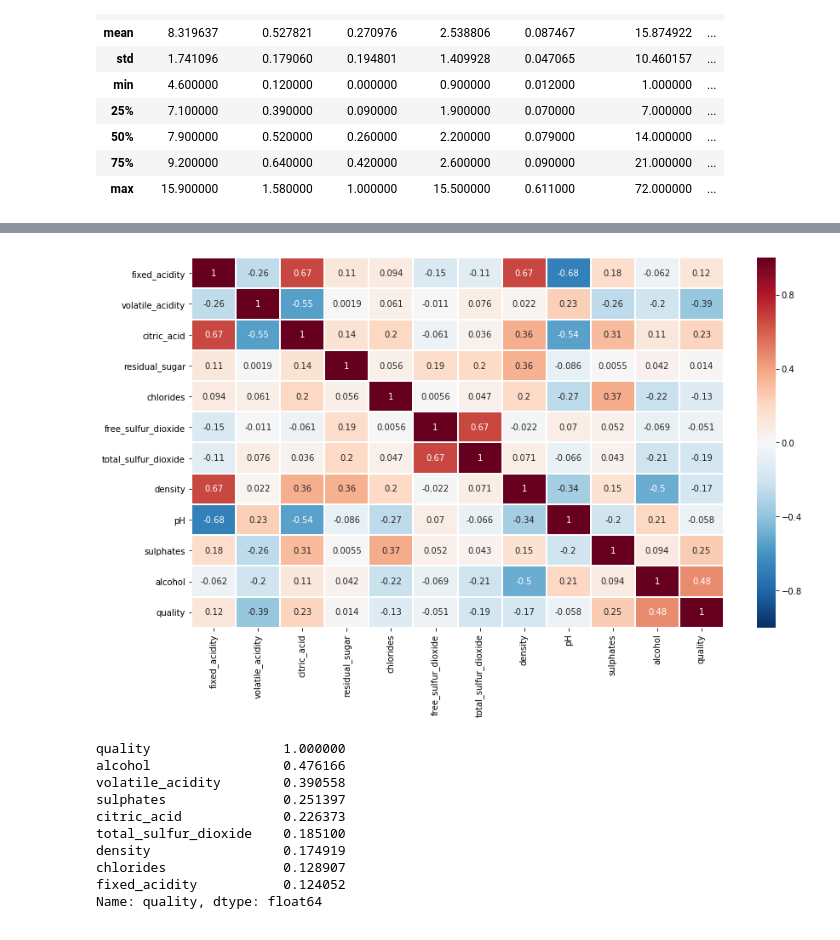
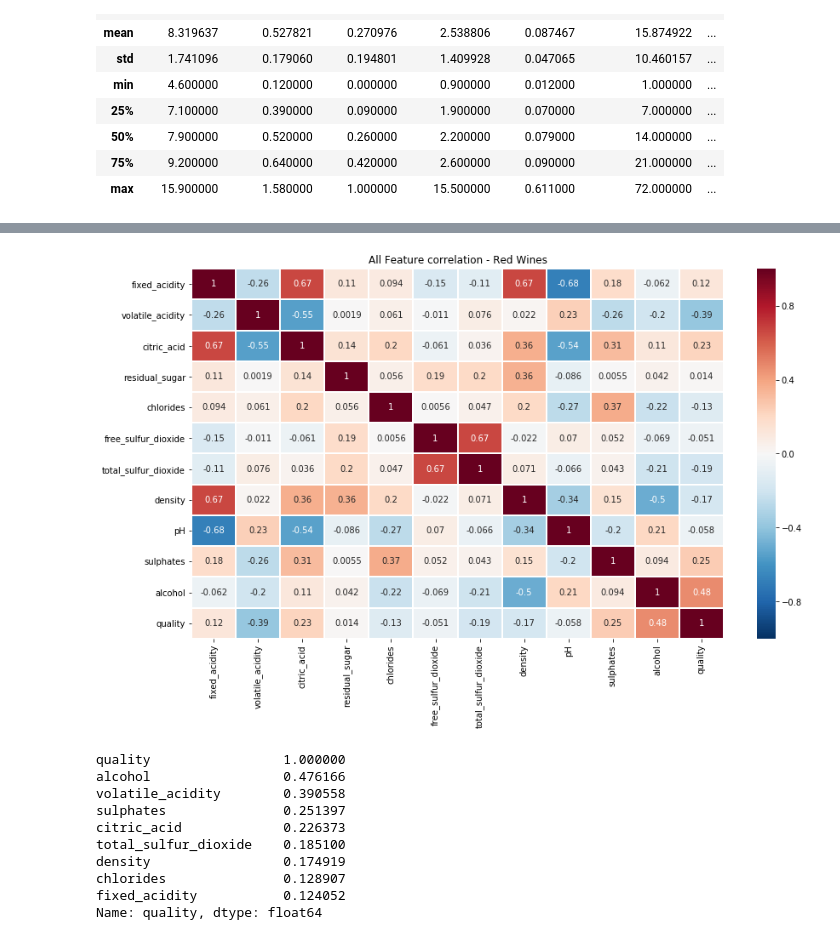
Before and after one commit to rahulughade/winequality, a Jupyter notebook: redwine.ipynb, the cells around one changed output, grey strips where cells are left out. Cells and saved outputs as stored; diff of their text form; code cells hidden in the pictures.

```diff
--- a/redwine.ipynb
+++ b/redwine.ipynb
@@ -77,9 +85,11 @@ ax = sns.countplot(x=redwine_data["quality"], data=redwine_data)
 # %%
-#Pearson correlation - Filter Method
+#Visualize correlation of all features using seaborn heatmap
 corr = redwine_data.corr()
 plt.figure(figsize=(14,8))
 sns.heatmap(corr, annot=True, linewidths=1, vmin=-1, cmap='RdBu_r')
+plt.title("All Feature correlation - Red Wines")
+plt.savefig("Images/RedWines/red_wine_all_feature_corr.png")
 plt.show()
 # %% [output]
-[figure, old version]
+[figure, new version]
 # %%
```
Also changed, not shown: parts of 61 cells of this notebook, 12 other files.
